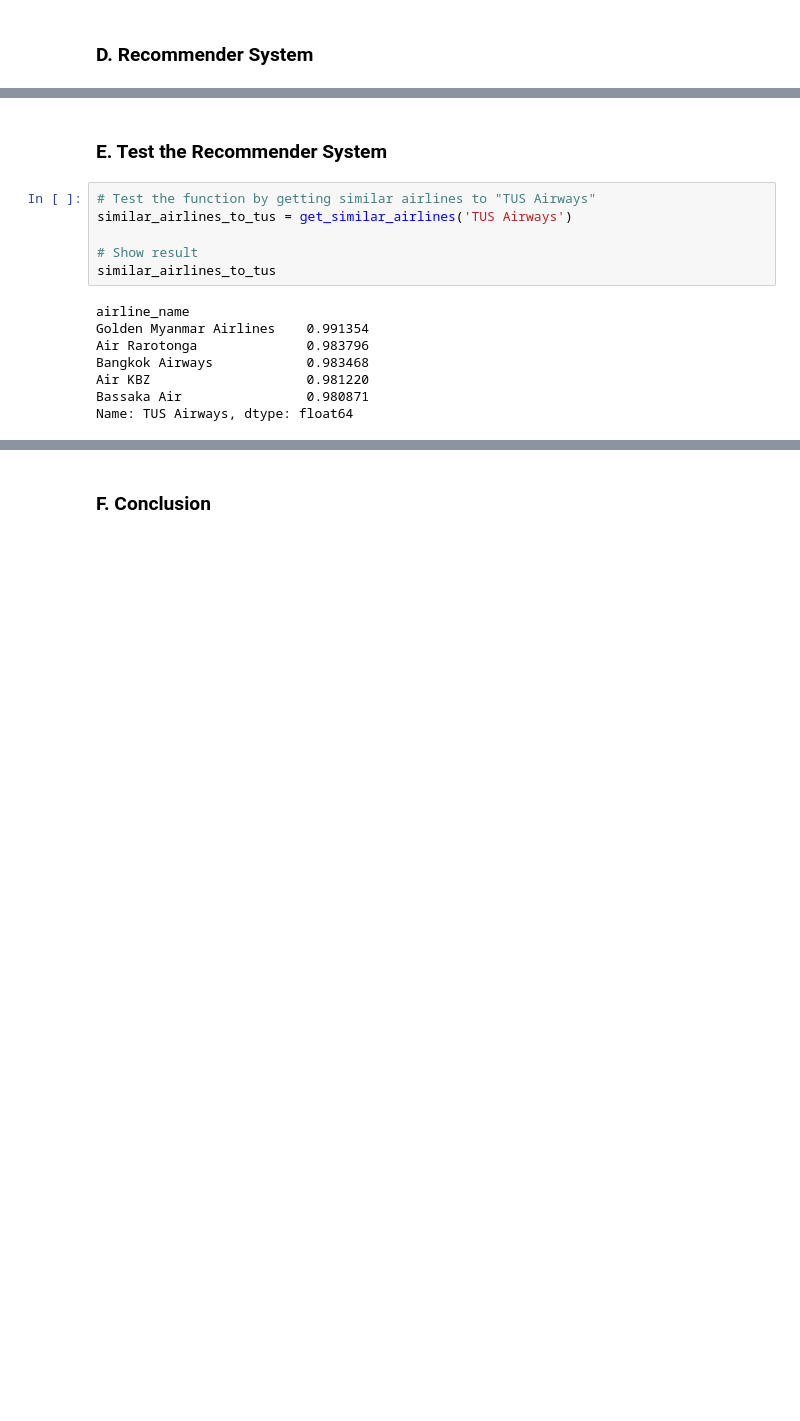
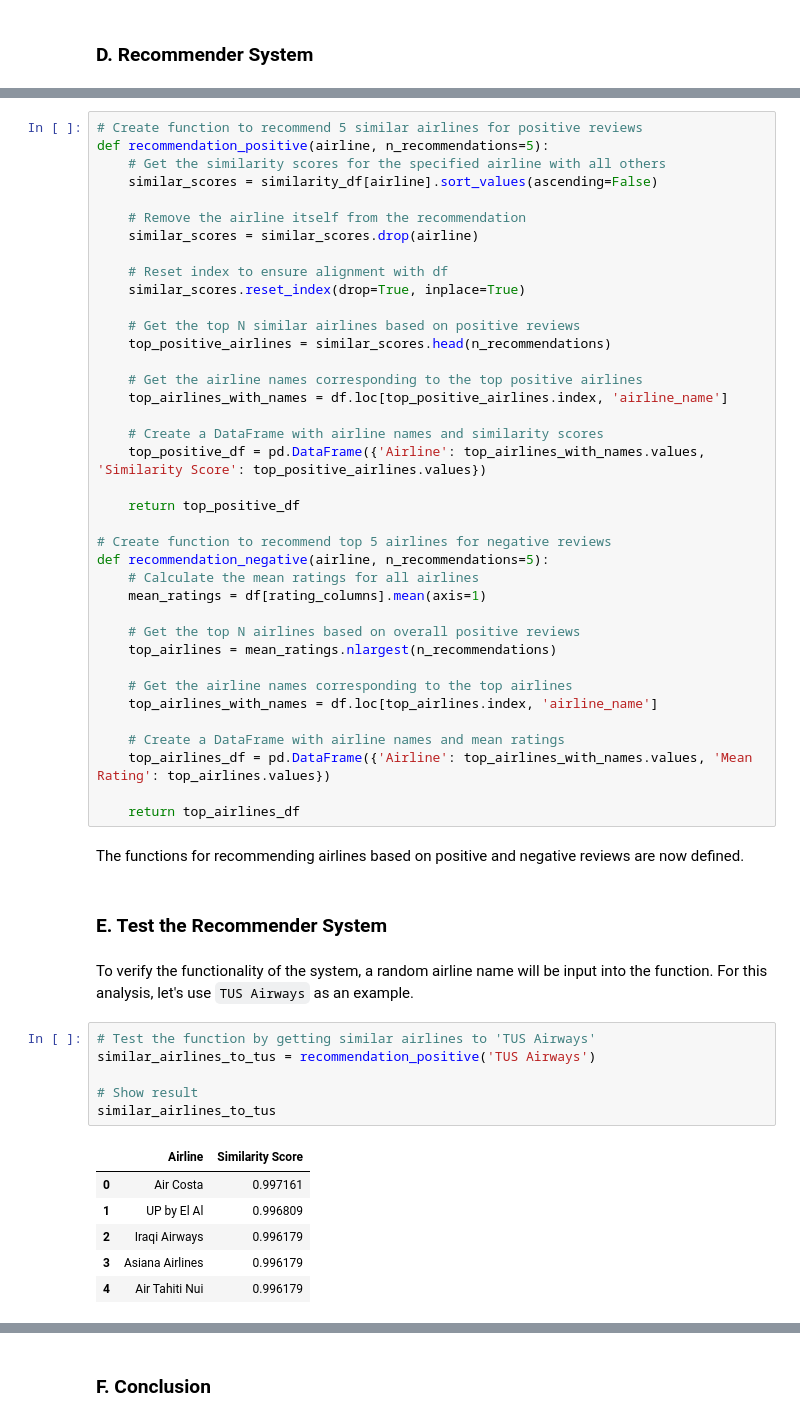
Before and after one commit to FTDS-assignment-bay/p2-final-project-flightbuddy, a Jupyter notebook: final_project_recsys.ipynb, the cells around one changed output, grey strips where cells are left out. Drawn from its saved outputs; the diff is of its cells as text; blank space fills up the shorter version.

```diff
--- a/final_project_recsys.ipynb
+++ b/final_project_recsys.ipynb
@@ -104,16 +278,57 @@ def get_similar_airlines(airline, n_recommendations=5):
+# %%
+# Create function to recommend 5 similar airlines for positive reviews
+def recommendation_positive(airline, n_recommendations=5):
+    # Get the similarity scores for the specified airline with all others
+    similar_scores = similarity_df[airline].sort_values(ascending=False)
+
+    # Remove the airline itself from the recommendation
+    similar_scores = similar_scores.drop(airline)
+
+    # Reset index to ensure alignment with df
+    similar_scores.reset_index(drop=True, inplace=True)
+
+    # Get the top N similar airlines based on positive reviews
+    top_positive_airlines = similar_scores.head(n_recommendations)
+
+    # Get the airline names corresponding to the top positive airlines
+    top_airlines_with_names = df.loc[top_positive_airlines.index, 'airline_name']
+
+    # Create a DataFrame with airline names and similarity scores
+    top_positive_df = pd.DataFrame({'Airline': top_airlines_with_names.values, 'Similarity Score': top_positive_airlines.values})
+
+    return top_positive_df
+
+# Create function to recommend top 5 airlines for negative reviews
+def recommendation_negative(airline, n_recommendations=5):
+    # Calculate the mean ratings for all airlines
+    mean_ratings = df[rating_columns].mean(axis=1)
+
+    # Get the top N airlines based on overall positive reviews
+    top_airlines = mean_ratings.nlargest(n_recommendations)
+
+    # Get the airline names corresponding to the top airlines
+    top_airlines_with_names = df.loc[top_airlines.index, 'airline_name']
+
+    # Create a DataFrame with airline names and mean ratings
+    top_airlines_df = pd.DataFrame({'Airline': top_airlines_with_names.values, 'Mean Rating': top_airlines.values})
+
+    return top_airlines_df
+# %% [markdown]
+The functions for recommending airlines based on positive and negative reviews are now defined.
 # %% [markdown]
 ### **E. Test the Recommender System**
+# %% [markdown]
+To verify the functionality of the system, a random airline name will be input into the function. For this analysis, let's use `TUS Airways` as an example.
 # %%
-# Test the function by getting similar airlines to "TUS Airways"
-similar_airlines_to_tus = get_similar_airlines('TUS Airways')
+# Test the function by getting similar airlines to 'TUS Airways'
+similar_airlines_to_tus = recommendation_positive('TUS Airways')
 
 # Show result
 similar_airlines_to_tus
 # %% [output]
-airline_name
-Golden Myanmar Airlines    0.991354
-Air Rarotonga              0.983796
-Bangkok Airways            0.983468
-Air KBZ                    0.981220
-Bassaka Air                0.980871
-Name: TUS Airways, dtype: float64
+|  | Airline | Similarity Score |
+| 0 | Air Costa | 0.997161 |
+| 1 | UP by El Al | 0.996809 |
+| 2 | Iraqi Airways | 0.996179 |
+| 3 | Asiana Airlines | 0.996179 |
+| 4 | Air Tahiti Nui | 0.996179 |
```
Also changed, not shown: parts of 32 cells of this notebook, 4 other files.
